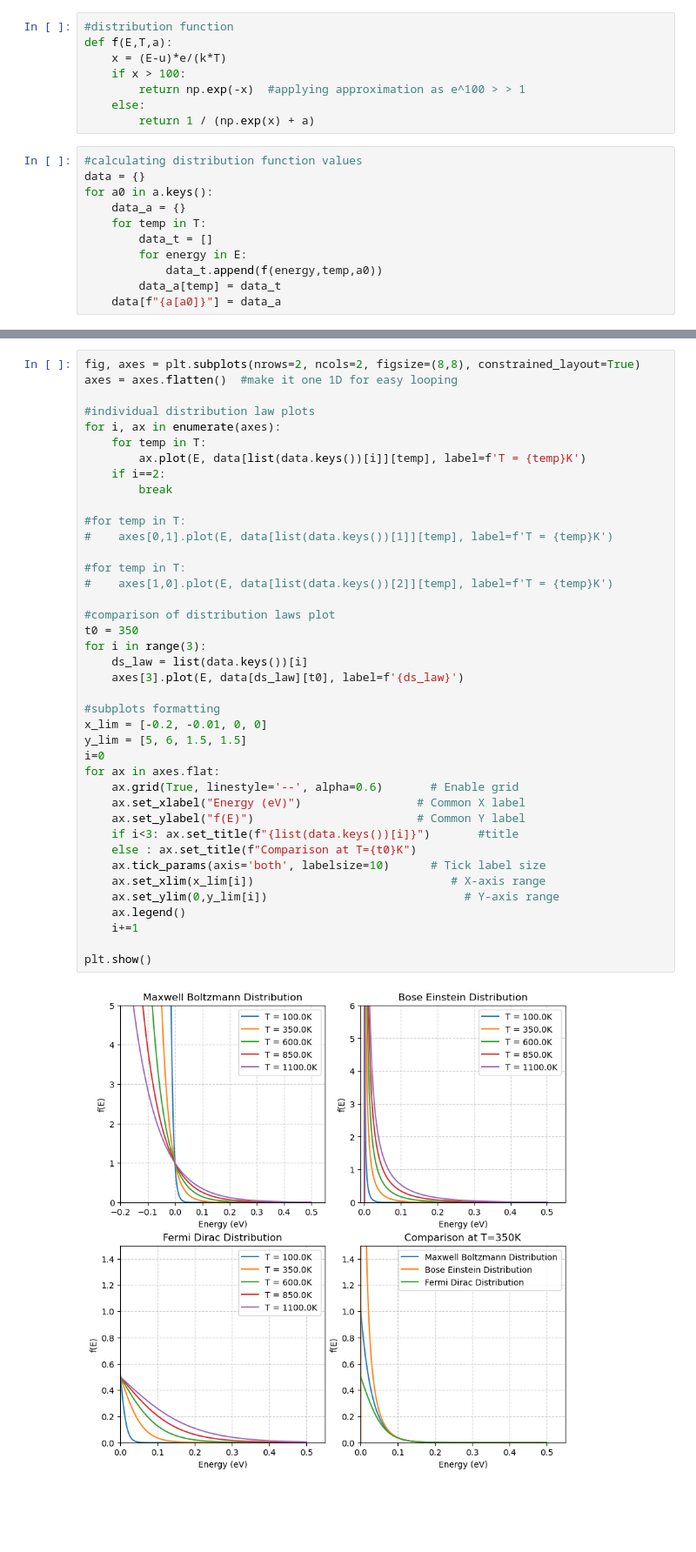
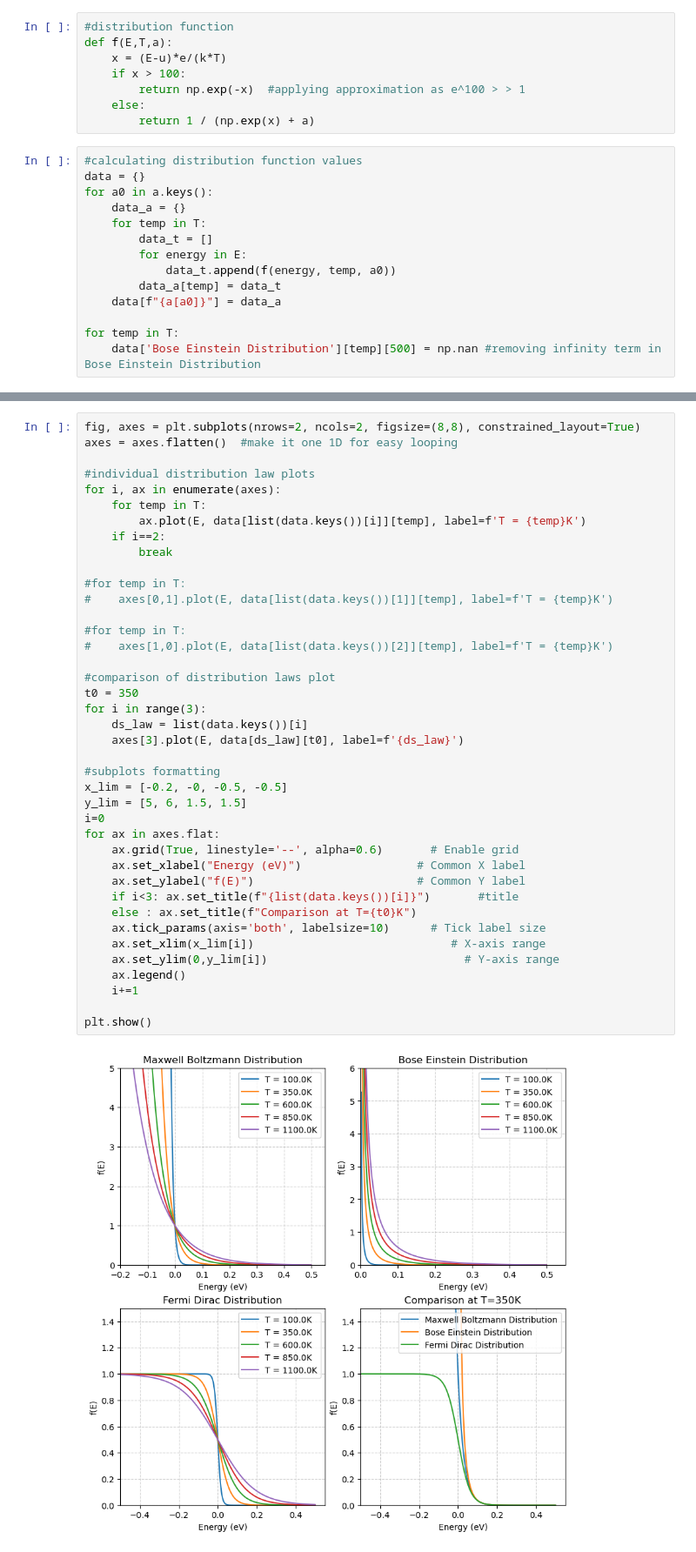
Before and after one commit to Madhav-codr/Scientific_Computing, a Jupyter notebook: Quantum_Statistics/distribution_laws.ipynb, the cells around one changed output, grey strips where cells are left out. Shown at 87% size. Drawn from its saved outputs; the diff is of its cells as text; blank space fills up the shorter version.

```diff
--- a/Quantum_Statistics/distribution_laws.ipynb
+++ b/Quantum_Statistics/distribution_laws.ipynb
@@ -69,8 +69,11 @@ for a0 in a.keys():
     for temp in T:
         data_t = []
         for energy in E:
-            data_t.append(f(energy,temp,a0))
+            data_t.append(f(energy, temp, a0))
         data_a[temp] = data_t
     data[f"{a[a0]}"] = data_a
+
+for temp in T:
+    data['Bose Einstein Distribution'][temp][500] = np.nan #removing infinity term in Bose Einstein Distribution
 # %%
 print(data)
@@ -87,32 +92,32 @@ for i, ax in enumerate(axes):
 
 #for temp in T:
 #    axes[0,1].plot(E, data[list(data.keys())[1]][temp], label=f'T = {temp}K')
 
 #for temp in T:
 #    axes[1,0].plot(E, data[list(data.keys())[2]][temp], label=f'T = {temp}K')
 
 #comparison of distribution laws plot
 t0 = 350
 for i in range(3):
     ds_law = list(data.keys())[i]
     axes[3].plot(E, data[ds_law][t0], label=f'{ds_law}')
 
 #subplots formatting
-x_lim = [-0.2, -0.01, 0, 0]
+x_lim = [-0.2, -0, -0.5, -0.5]
 y_lim = [5, 6, 1.5, 1.5]
 i=0
 for ax in axes.flat:
     ax.grid(True, linestyle='--', alpha=0.6)       # Enable grid
     ax.set_xlabel("Energy (eV)")                 # Common X label
     ax.set_ylabel("f(E)")                        # Common Y label
     if i<3: ax.set_title(f"{list(data.keys())[i]}")       #title
     else : ax.set_title(f"Comparison at T={t0}K")
     ax.tick_params(axis='both', labelsize=10)      # Tick label size
     ax.set_xlim(x_lim[i])                             # X-axis range
     ax.set_ylim(0,y_lim[i])                             # Y-axis range
     ax.legend()
     i+=1
 
 plt.show()
 # %% [output]
-[figure, old version]
+[figure, new version]
```
Also changed, not shown: parts of 1 cell of this notebook.
